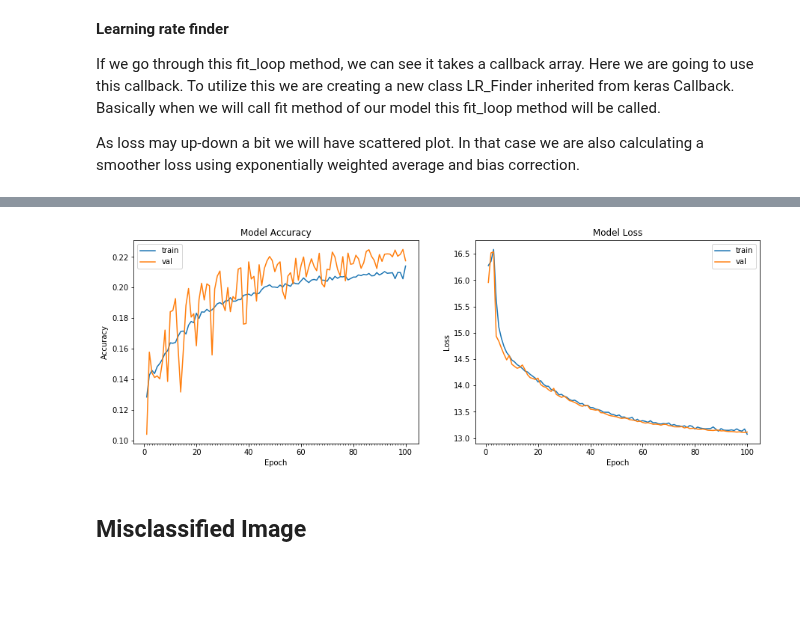
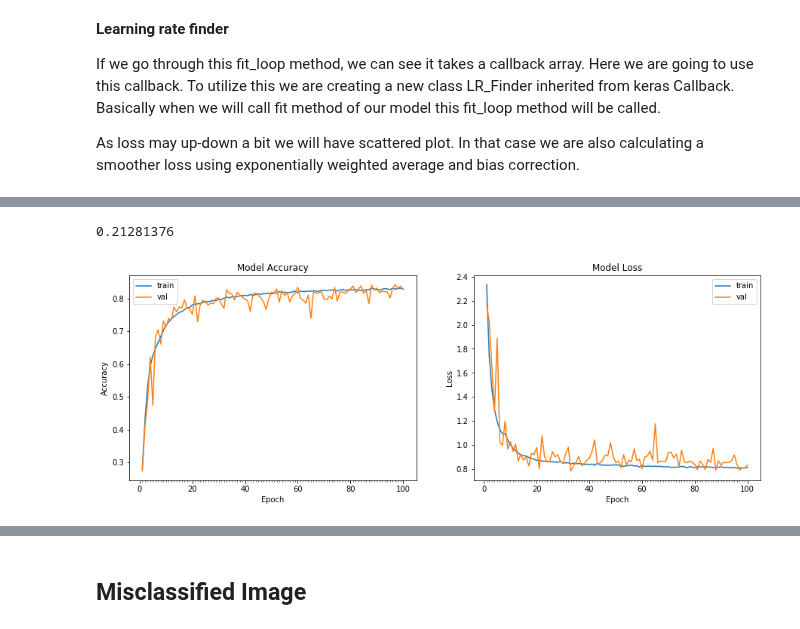
Before and after one commit to jai00271/CNN, a Jupyter notebook: 11. Learning Rate/Assignment11A_CutOut.ipynb, the cells around one changed output, grey strips where cells are left out. Cells and saved outputs as stored; diff of their text form; code cells hidden in the pictures; blank space fills up the shorter version.

```diff
--- a/11. Learning Rate/Assignment11A_CutOut.ipynb
+++ b/11. Learning Rate/Assignment11A_CutOut.ipynb
@@ -375,43 +412,31 @@ model.compile(loss='categorical_crossentropy', optimizer=sgd, metrics=['accuracy
+# %%
+K.get_value(model.optimizer.lr)
+# %% [output]
+0.21281376
 # %%
 from keras.preprocessing.image import ImageDataGenerator
 from keras.callbacks import LearningRateScheduler
 from keras.callbacks import ModelCheckpoint,ReduceLROnPlateau
 
 bs = 128
 epoch = 100
 
-# datagen = ImageDataGenerator(zoom_range=0.0,
-#                              horizontal_flip=False,
-#                             preprocessing_function=get_random_eraser(v_l=0, v_h=1, pixel_level=False))
-
-datagen = ImageDataGenerator(
-        featurewise_center=False,  # set input mean to 0 over the dataset
-        samplewise_center=False,  # set each sample mean to 0
-        featurewise_std_normalization=False,  # divide inputs by std of the dataset
-        samplewise_std_normalization=False,  # divide each input by its std
-        zca_whitening=False,  # apply ZCA whitening
-        rotation_range=0,  # randomly rotate images in the range (degrees, 0 to 180)
-        width_shift_range=0.1,  # randomly shift images horizontally (fraction of total width)
-        height_shift_range=0.1,  # randomly shift images vertically (fraction of total height)
-        horizontal_flip=True,  # randomly flip images
-        vertical_flip=False,  # randomly flip images
-        preprocessing_function=get_random_eraser(v_l=0, v_h=1, pixel_level=False))
+datagen = ImageDataGenerator(zoom_range=0.0,
+                             horizontal_flip=False,
+                            preprocessing_function=get_random_eraser(v_l=0, v_h=1, pixel_level=False))
 
 filepath='/content/drive/My Drive/Colab Notebooks/11. Learning Rate/model_accuracy.best.hdf5'
 
 checkpoint = ModelCheckpoint(filepath, monitor='val_acc', verbose=0, save_best_only=True, mode='max')
 
-# lr_finder = LR_Finder(start_lr=1e-5, end_lr=10, step_size=np.ceil(X_train.shape[0]/bs))
-
-lr_reducer = ReduceLROnPlateau(monitor='val_acc',factor=0.8, cooldown=0, patience=5, min_lr=0.5e-9,verbose = 1)
-
 # Train the model
 model_info = model.fit_generator(datagen.flow(X_train, Y_train, batch_size = bs),
                                  samples_per_epoch = train_features.shape[0], nb_epoch = epoch,
-                                 validation_data = (X_test, Y_test), verbose=1, callbacks=[checkpoint, lr_reducer])
+                                 validation_data = (X_test, Y_test), verbose=0, callbacks=[checkpoint])
 
 # plot model history
 plot_model_history(model_info)
 # compute test accuracy
-# print ("Accuracy on test data is: %0.2f"%accuracy(X_test, Y_test, model))
+print ("Accuracy on test data is: %0.2f"%accuracy(X_test, Y_test, model))
 # %% [output]
+[figure, new version]
@@ -435,4 +444,3 @@ Epoch 100/100
-[figure, old version]
 # %% [markdown]
 ## Misclassified Image
 # %%
```
Also changed, not shown: parts of 21 cells of this notebook.
